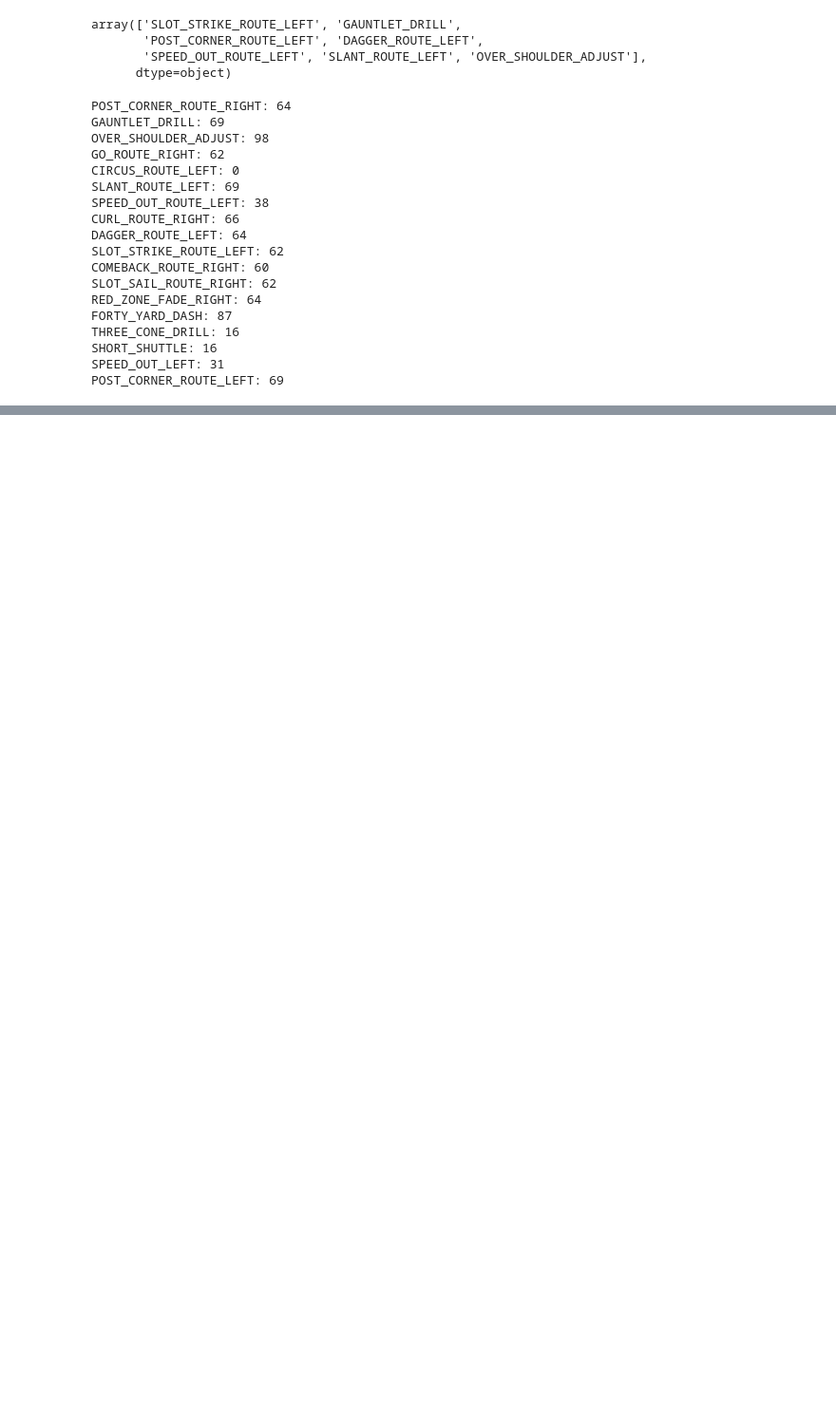
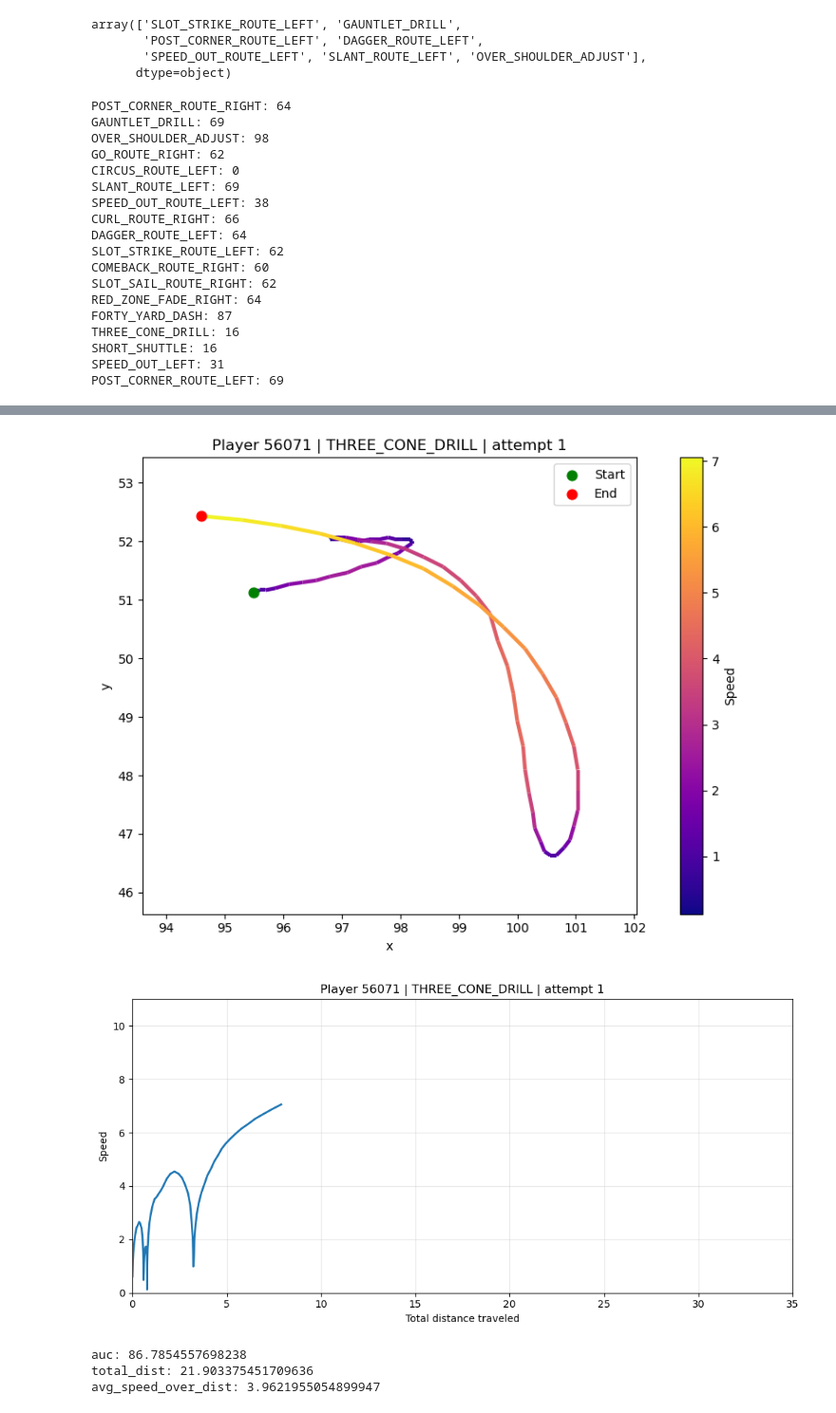
Before and after one commit to gazeng2004/nfl_big_data_project, a Jupyter notebook: notebooks/exploratory_analysis.ipynb, the cells around one changed output, grey strips where cells are left out. Shown at 95% size. Saved outputs shown, nothing was run; the diff lists cells and outputs as text; code cells hidden in the pictures; blank space fills up the shorter version.

```diff
--- a/notebooks/exploratory_analysis.ipynb
+++ b/notebooks/exploratory_analysis.ipynb
@@ -292,0 +316,8 @@ avg_speed_over_dist: 6.944015318262398
+# %%
+route_running_plots(tracking, 56071, "THREE_CONE_DRILL", 1)
+# %% [output]
+[figure, added]
+[figure, added]
+auc: 86.7854557698238
+total_dist: 21.903375451709636
+avg_speed_over_dist: 3.9621955054899947
```
Also changed, not shown: parts of 6 cells of this notebook.
